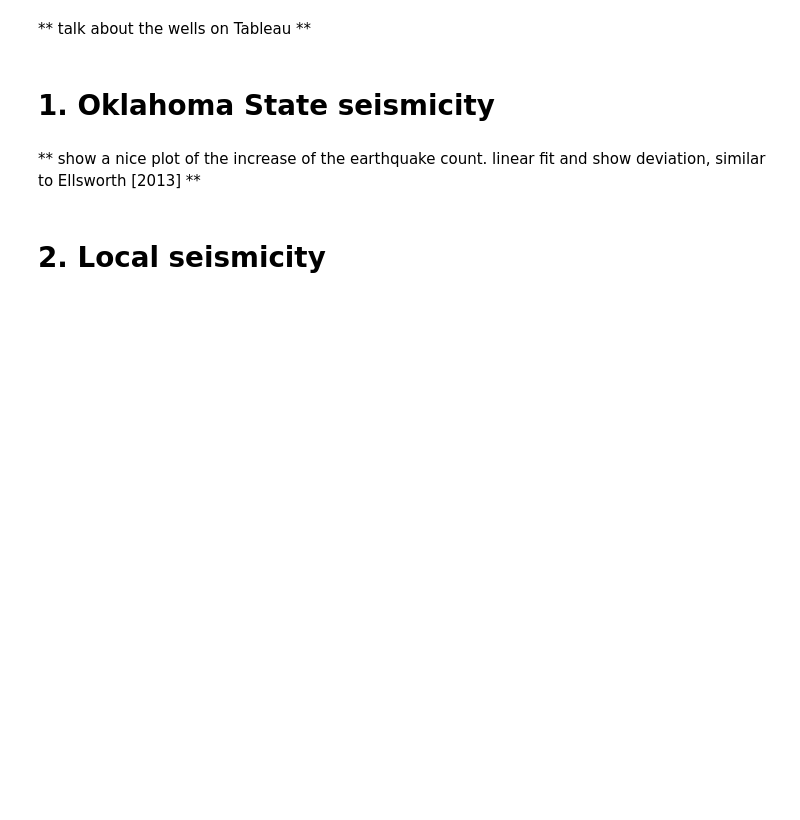
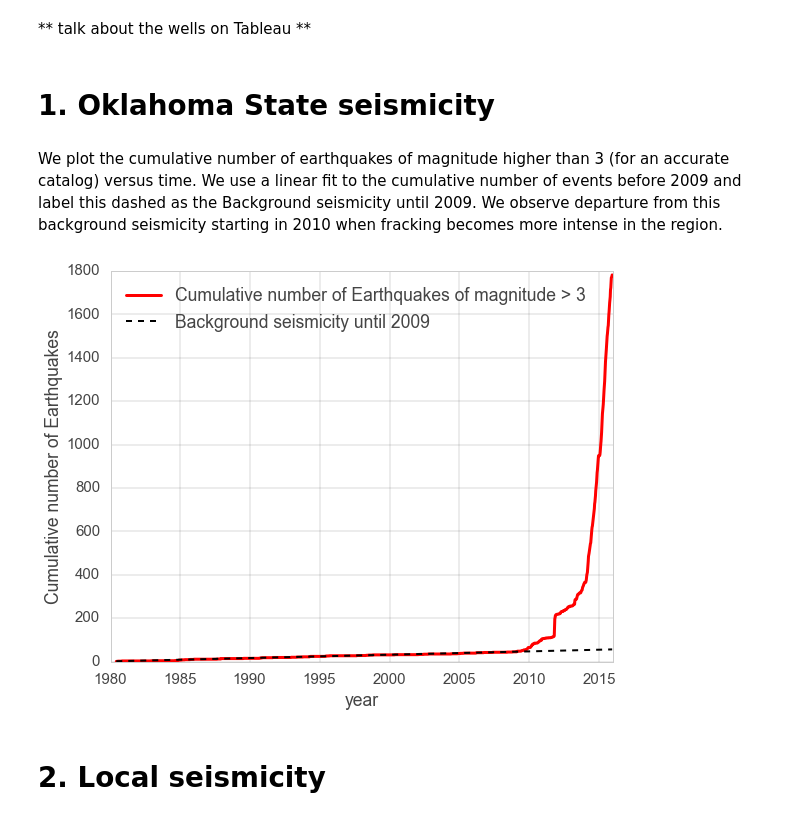
Before and after one commit to tperol/earthquake-clusters, a Jupyter notebook: Final.ipynb, the cells around one changed output. Drawn from its saved outputs; the diff is of its cells as text; code cells hidden in the pictures; blank space fills up the shorter version.

```diff
--- a/Final.ipynb
+++ b/Final.ipynb
@@ -175,8 +209,25 @@ Number of wells = 852, Number of features = 15
 ** talk about the wells on Tableau **
 # %% [markdown]
 # 1. Oklahoma State seismicity
-# %% [markdown]
-** show a nice plot of the increase of the earthquake count. linear fit and show deviation, similar to Ellsworth [2013] **
+# %% [markdown]
+We plot the cumulative number of earthquakes of magnitude higher than 3 (for an accurate catalog) versus time. We use a linear fit to the cumulative number of events before 2009 and label this dashed as the Background seismicity until 2009. We observe departure from this background seismicity starting in 2010 when fracking becomes more intense in the region.
+# %%
+mask = eq_df['prefmag'] >=3
+eq_count, base = np.histogram(eq_df[mask]['year_float'], bins = eq_df[mask].shape[0])
+plt.figure(figsize = (9,7))
+plt.plot(base[:-1], np.cumsum(eq_count), lw=3,c='r', label='Cumulative number of Earthquakes of magnitude > 3' )
+mask_time = (eq_df['year_float'] < 2009) & (eq_df['prefmag'] >=3)
+eq_2010, base_2010 = np.histogram(eq_df[mask_time]['year_float'], bins = eq_df[mask_time].shape[0])
+# fit the earthquake count before 2009 with a 1st order polynomial
+fit = np.polyfit(base_2010[:-1],np.cumsum(eq_2010),1)
+fit_fn = np.poly1d(fit)
+plt.plot(base[:-1],fit_fn(base[:-1]),'k--',label = 'Background seismicity until 2009')
+plt.xlim([1980,2016]);
+plt.ylabel('Cumulative number of Earthquakes')
+plt.xlabel('year')
+plt.legend(loc =2);
+# %% [output]
+[figure, added]
 # %% [markdown]
 # 2. Local seismicity
 # %% [markdown]
```
Also changed, not shown: parts of 2 cells of this notebook, 1 other file.
